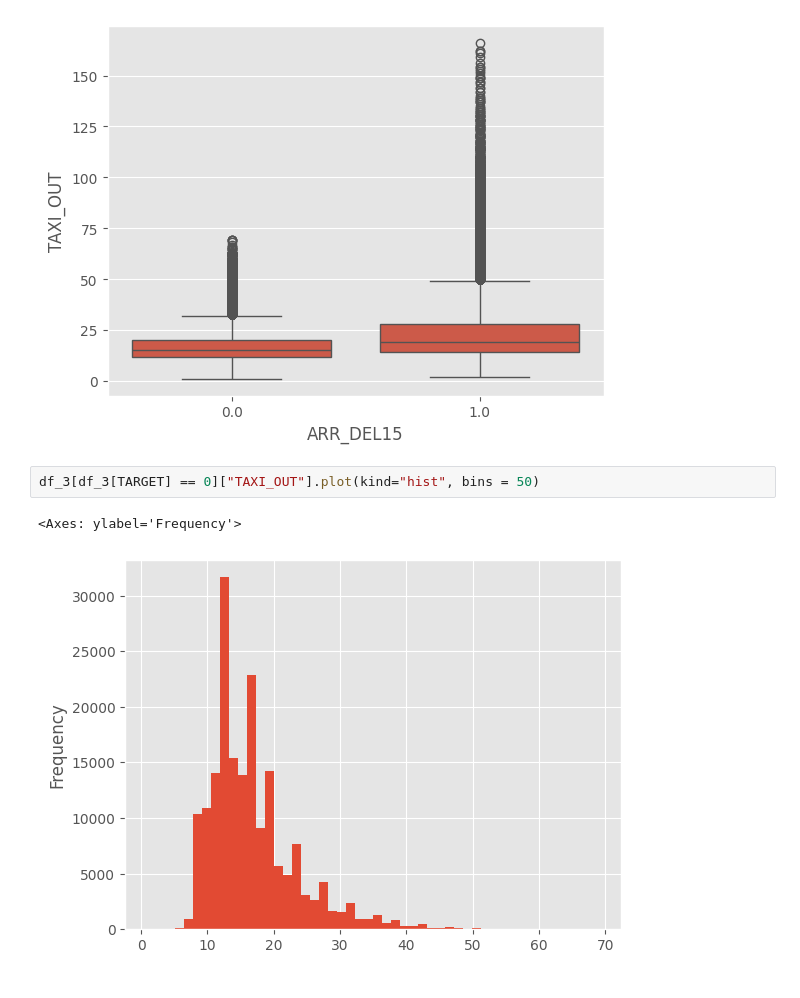
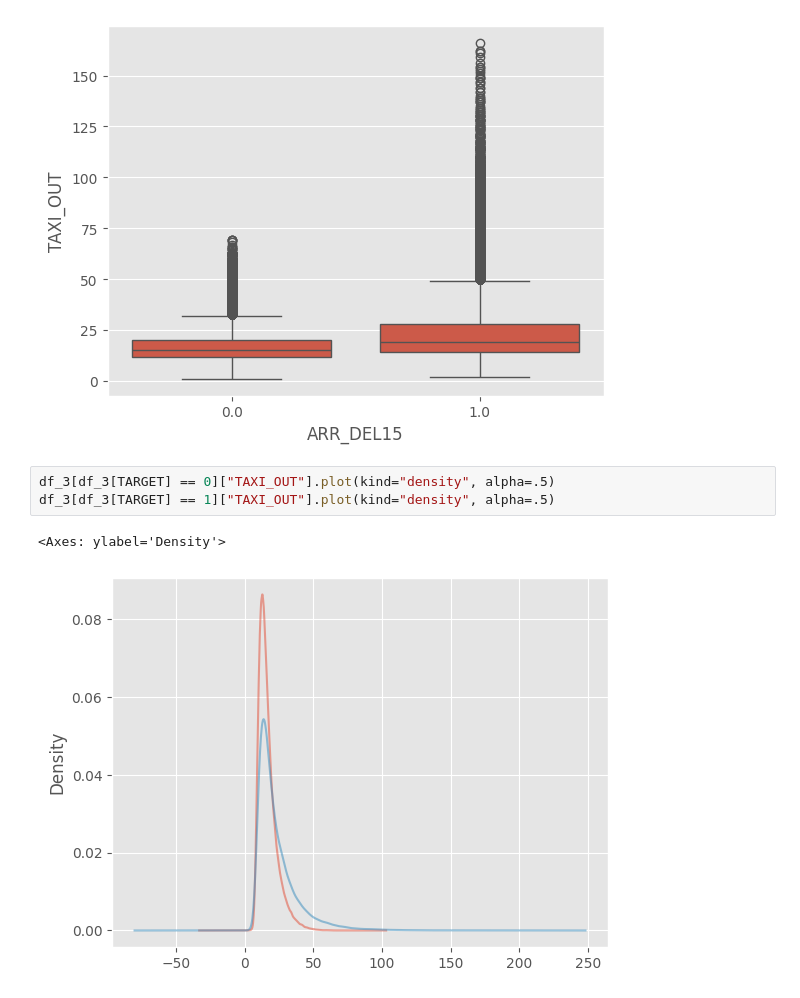
Before and after one commit to Nambu89/Supervised-Learning, a Jupyter notebook: Ejercicio_JFK.ipynb, the cells around one changed output. Drawn from its saved outputs; the diff is of its cells as text.

```diff
--- a/Ejercicio_JFK.ipynb
+++ b/Ejercicio_JFK.ipynb
@@ -227,7 +227,8 @@ sns.boxplot(data = df_3, x = TARGET, y = "TAXI_OUT")
 <Axes: xlabel='ARR_DEL15', ylabel='TAXI_OUT'>
 [figure]
 # %%
-df_3[df_3[TARGET] == 0]["TAXI_OUT"].plot(kind="hist", bins = 50)
+df_3[df_3[TARGET] == 0]["TAXI_OUT"].plot(kind="density", alpha=.5)
+df_3[df_3[TARGET] == 1]["TAXI_OUT"].plot(kind="density", alpha=.5)
 # %% [output]
-<Axes: ylabel='Frequency'>
+<Axes: ylabel='Density'>
-[figure, old version]
+[figure, new version]
```
Also changed, not shown: parts of 25 cells of this notebook.
